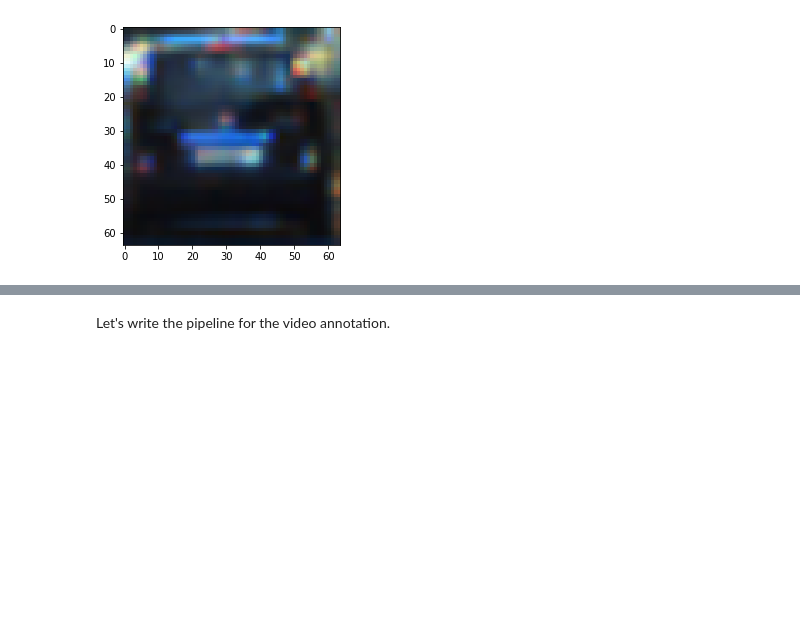
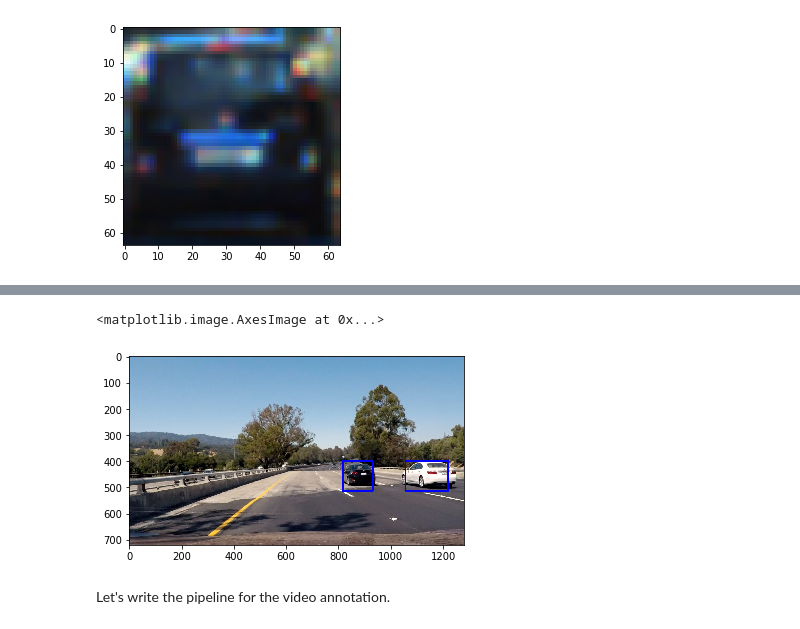
Before and after one commit to joaospinto/CarND-Vehicle-Detection, a Jupyter notebook: project.ipynb, the cells around one changed output, grey strips where cells are left out. Cells and saved outputs as stored; diff of their text form; code cells hidden in the pictures; blank space fills up the shorter version.

```diff
--- a/project.ipynb
+++ b/project.ipynb
@@ -256,2 +306,26 @@ plt.imshow(plt.imread(choice(ListRecursivelyWithExtension('datasets/vehicles', '
+# %%
+def GetLabelBoxes(img, labels):
+    boxes = []
+    for car_number in range(1, labels[1]+1):
+        nonzero = (labels[0] == car_number).nonzero()
+        nonzeroy = np.array(nonzero[0])
+        nonzerox = np.array(nonzero[1])
+        box = ((np.min(nonzerox), np.min(nonzeroy)), (np.max(nonzerox), np.max(nonzeroy)))
+        if (box[1][0] - box[0][0] >= 50 and box[1][1] - box[0][1] >= 50):
+            boxes.append(box)
+    return boxes
+
+def DrawBetterBoxes(img, labels):
+    out = np.copy(img)
+    # Iterate through all detected cars
+    for bbox in GetLabelBoxes(img, labels):
+        cv2.rectangle(out, bbox[0], bbox[1], (0,0,255), 6)
+    # Return the image
+    return out
+
+plt.imshow(DrawBetterBoxes(random, labels))
+# %% [output]
+<matplotlib.image.AxesImage at 0x...>
+[figure, added]
 # %% [markdown]
 Let's write the pipeline for the video annotation.
```
Also changed, not shown: parts of 20 cells of this notebook, 11 other files.
